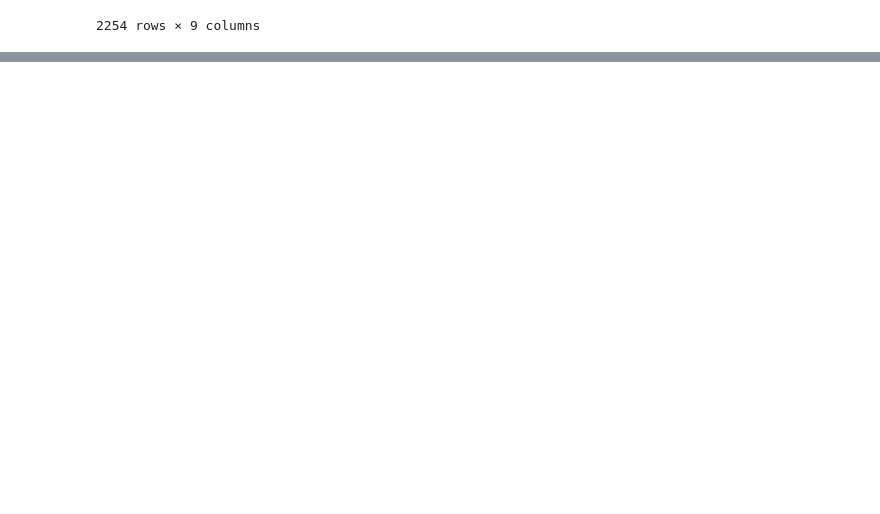
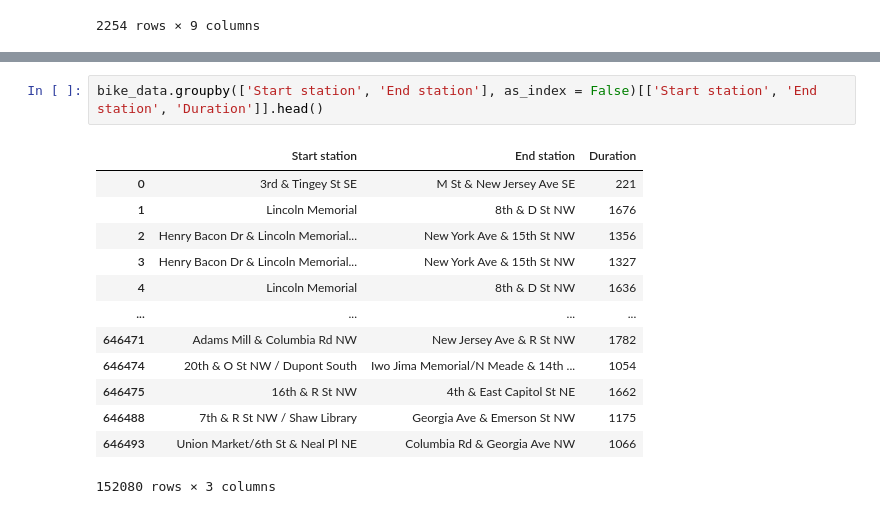
Before and after one commit to timschott/interview-prep, a Jupyter notebook: ds/ds-practice.ipynb, the cells around one changed output, grey strips where cells are left out. Drawn from its saved outputs; the diff is of its cells as text; blank space fills up the shorter version.

```diff
--- a/ds/ds-practice.ipynb
+++ b/ds/ds-practice.ipynb
@@ -342,0 +360,16 @@ bike_data.groupby(['Start station']).head()
+# %%
+bike_data.groupby(['Start station', 'End station'], as_index = False)[['Start station', 'End station', 'Duration']].head()
+# %% [output]
+|  | Start station | End station | Duration |
+| 0 | 3rd & Tingey St SE | M St & New Jersey Ave SE | 221 |
+| 1 | Lincoln Memorial | 8th & D St NW | 1676 |
+| 2 | Henry Bacon Dr & Lincoln Memorial... | New York Ave & 15th St NW | 1356 |
+| 3 | Henry Bacon Dr & Lincoln Memorial... | New York Ave & 15th St NW | 1327 |
+| 4 | Lincoln Memorial | 8th & D St NW | 1636 |
+| ... | ... | ... | ... |
+| 646471 | Adams Mill & Columbia Rd NW | New Jersey Ave & R St NW | 1782 |
+| 646474 | 20th & O St NW / Dupont South | Iwo Jima Memorial/N Meade & 14th ... | 1054 |
+| 646475 | 16th & R St NW | 4th & East Capitol St NE | 1662 |
+| 646488 | 7th & R St NW / Shaw Library | Georgia Ave & Emerson St NW | 1175 |
+| 646493 | Union Market/6th St & Neal Pl NE | Columbia Rd & Georgia Ave NW | 1066 |
+152080 rows × 3 columns
```
Also changed, not shown: parts of 4 cells of this notebook, 1 other file.
